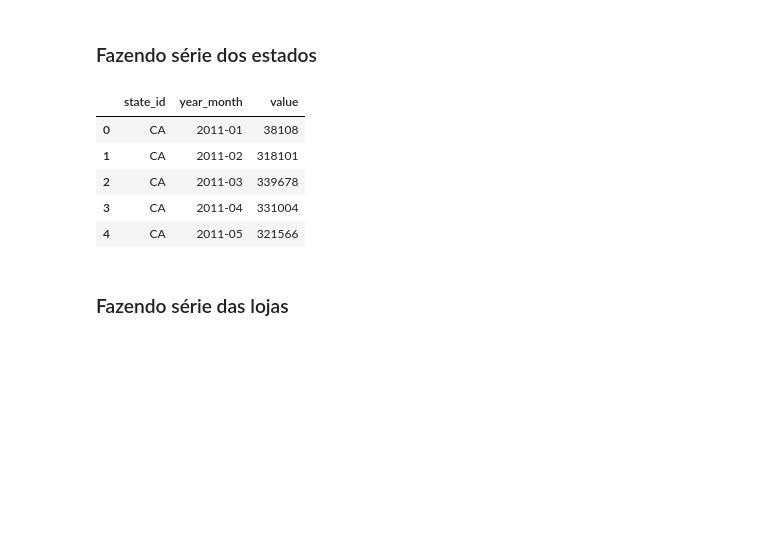
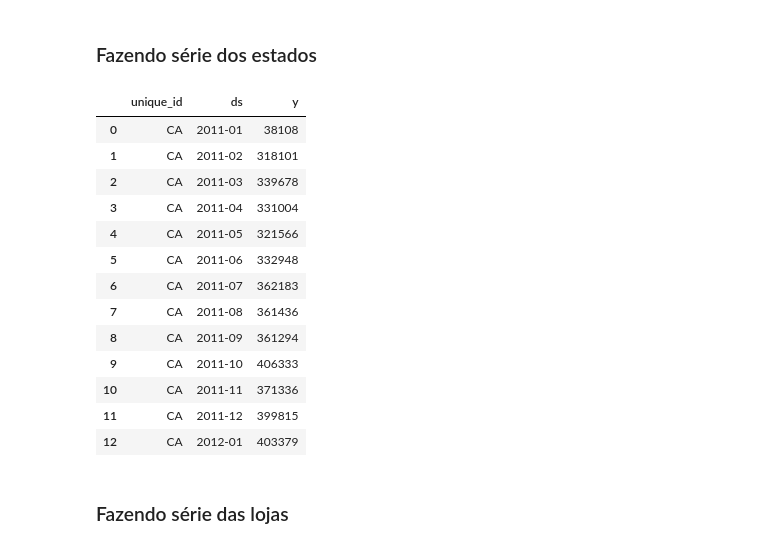
Before and after one commit to MateusVasc/Projeto-PET-Sauter, a Jupyter notebook: analise_exploratoria/separacao.ipynb, the cells around one changed output. Cells and saved outputs as stored; diff of their text form; code cells hidden in the pictures; blank space fills up the shorter version.

```diff
--- a/analise_exploratoria/separacao.ipynb
+++ b/analise_exploratoria/separacao.ipynb
@@ -57,3 +85,27 @@ df_income.head()
 # %% [markdown]
 ### Fazendo série dos estados
+# %%
+def make_state_income_series(df):
+    df_state_income = df[['state_id', 'value', 'year_month']]
+    df_state_income = df_state_income.groupby(['state_id', 'year_month'])['value'].sum().reset_index()
+    df_state_income.rename(columns={'value': 'y', 'year_month': 'ds', 'state_id': 'unique_id'}, inplace=True)
+    return df_state_income
+# %%
+df_estate = make_state_income_series(df)
+df_estate.head(13)
+# %% [output]
+|  | unique_id | ds | y |
+| 0 | CA | 2011-01 | 38108 |
+| 1 | CA | 2011-02 | 318101 |
+| 2 | CA | 2011-03 | 339678 |
+| 3 | CA | 2011-04 | 331004 |
+| 4 | CA | 2011-05 | 321566 |
+| 5 | CA | 2011-06 | 332948 |
+| 6 | CA | 2011-07 | 362183 |
+| 7 | CA | 2011-08 | 361436 |
+| 8 | CA | 2011-09 | 361294 |
+| 9 | CA | 2011-10 | 406333 |
+| 10 | CA | 2011-11 | 371336 |
+| 11 | CA | 2011-12 | 399815 |
+| 12 | CA | 2012-01 | 403379 |
 # %%
@@ -80,9 +127,0 @@ df_state_income = pd.read_parquet(path_state_income)
-# %%
-df_state_income.head()
-# %% [output]
-|  | state_id | year_month | value |
-| 0 | CA | 2011-01 | 38108 |
-| 1 | CA | 2011-02 | 318101 |
-| 2 | CA | 2011-03 | 339678 |
-| 3 | CA | 2011-04 | 331004 |
-| 4 | CA | 2011-05 | 321566 |
```
Also changed, not shown: parts of 40 cells of this notebook, 1 other file.
